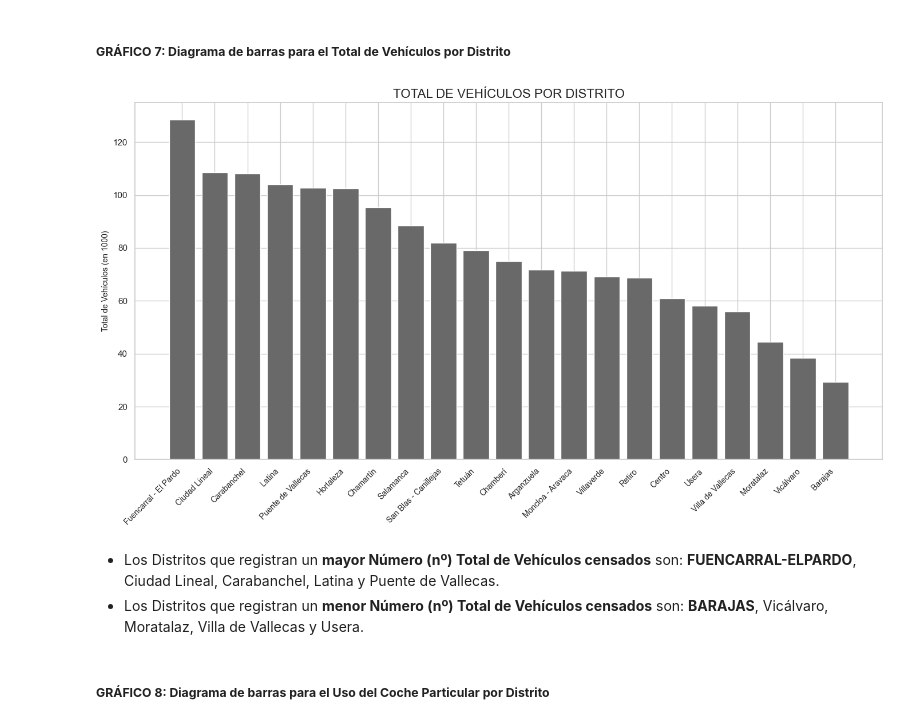
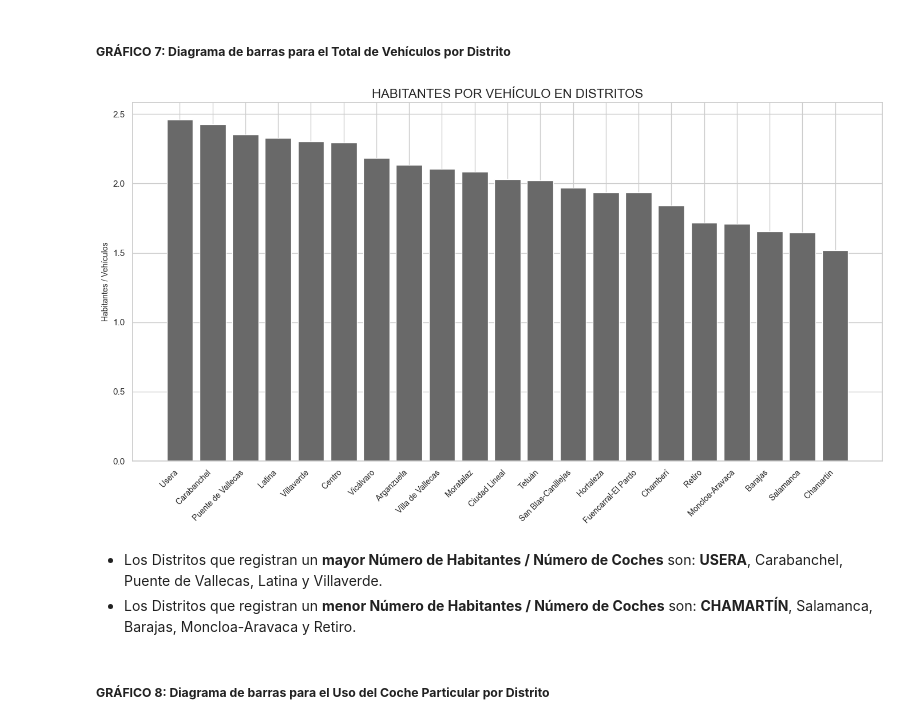
Before and after one commit to XileFrost/EDA_AireRentaMadrid, a Jupyter notebook: FelixdeMolina_EDA-Aire_Madrid.ipynb, the cells around one changed output. Drawn from its saved outputs; the diff is of its cells as text; code cells hidden in the pictures.

```diff
--- a/FelixdeMolina_EDA-Aire_Madrid.ipynb
+++ b/FelixdeMolina_EDA-Aire_Madrid.ipynb
@@ -421,0 +408,5 @@ df_numpersonas
+# %%
+# Convierto los datos de la columna 'NUM_PERSONAS' en Float64
+df_dataset5['NUM_PERSONAS'] = df_dataset5['NUM_PERSONAS'].astype('Float64')
+df_poblacion = df_dataset5
+df_poblacion
@@ -422,7 +431,7 @@ df_numpersonas
 # %%
 # Unifico los datasets 4 y 5.
-df_poblacion = pd.concat([df_numpersonas, df_habkm2], axis=1)
+df_poblacion = pd.concat([df_poblacion, df_habkm2], axis=1)
+df_poblacion
 df_poblacion = df_poblacion.drop(df_poblacion.columns[1], axis=1)
-df_densidadpoblacion = df_poblacion.drop('NUM_PERSONAS', axis = 1 )
-df_densidadpoblacion
+df_poblacion
 # %% [output]
@@ -671,3 +706,8 @@ df_vehiculos
 | 18 | Vicálvaro | 38.365 |
 | 19 | San Blas - Canillejas | 81.873 |
 | 20 | Barajas | 29.415 |
+# %%
+# Para estudiar una de mis hipótesis necesito saber el número de habitantes por vehículo en cada distrito
+df_habitantesyvehiculo = pd.concat([df_poblacion.drop('DENSIDAD_POR_KM2', axis=1), df_vehiculos.iloc[:,-1:]], axis=1)
+df_habitantesyvehiculo['HAB/COCHE'] = df_habitantesyvehiculo['NUM_PERSONAS'].astype('float64') / df_habitantesyvehiculo['TOTAL_VEHICULOS'].astype('float64')
+df_habitantesyvehiculo
@@ -1179,32 +1236,35 @@ Passing `palette` without assigning `hue` is deprecated and will be removed in v
 # %% [markdown]
 ##### **GRÁFICO 7: Diagrama de barras para el Total de Vehículos por Distrito** <br>
 # %%
+df_habitantesyvehiculo_grafico = df_habitantesyvehiculo
+df_habitantesyvehiculo_grafico = df_habitantesyvehiculo_grafico.drop('TOTAL_VEHICULOS', axis=1)
+
 # Ordeno el DataFrame en función del TOTAL_VEHÍCULOS en orden descendente
-df_sorted = df_vehiculos.sort_values(by="TOTAL_VEHICULOS", ascending= False)
+df_sorted = df_habitantesyvehiculo_grafico.sort_values(by="HAB/COCHE", ascending= False)
 
 # Configuro el gráfico
 plt.figure(figsize=(14, 8))
 
 # Datos para el gráfico
 x = df_sorted["DISTRITO"]
-y = df_sorted["TOTAL_VEHICULOS"]
+y = df_sorted["HAB/COCHE"]
 
 # Creo las barras
 plt.bar(x, y, color="dimgray")
 
 # Personalizo etiquetas y título
-plt.title("TOTAL DE VEHÍCULOS POR DISTRITO", fontsize=16)
+plt.title("HABITANTES POR VEHÍCULO EN DISTRITOS", fontsize=16)
 plt.xlabel("")
-plt.ylabel("Total de Vehículos (en 1000)", fontsize=10)
+plt.ylabel("Habitantes / Vehículos", fontsize=10)
 plt.xticks(rotation=45, fontsize=10, ha='right')
 
 plt.tight_layout()
 plt.show()
 # %% [output]
-[figure, old version]
+[figure, new version]
 # %% [markdown]
-- Los Distritos que registran un **mayor Número (nº) Total de Vehículos censados** son: **FUENCARRAL-ELPARDO**, Ciudad Lineal, Carabanchel, Latina y Puente de Vallecas.
-- Los Distritos que registran un **menor Número (nº) Total de Vehículos censados** son: **BARAJAS**, Vicálvaro, Moratalaz, Villa de Vallecas y Usera.
+- Los Distritos que registran un **mayor Número de Habitantes / Número de Coches** son: **USERA**, Carabanchel, Puente de Vallecas, Latina y Villaverde.
+- Los Distritos que registran un **menor Número de Habitantes / Número de Coches** son: **CHAMARTÍN**, Salamanca, Barajas, Moncloa-Aravaca y Retiro.
 # %% [markdown]
 ##### **GRÁFICO 8: Diagrama de barras para el Uso del Coche Particular por Distrito** <br>
 # %%
```
Also changed, not shown: parts of 15 cells of this notebook.
